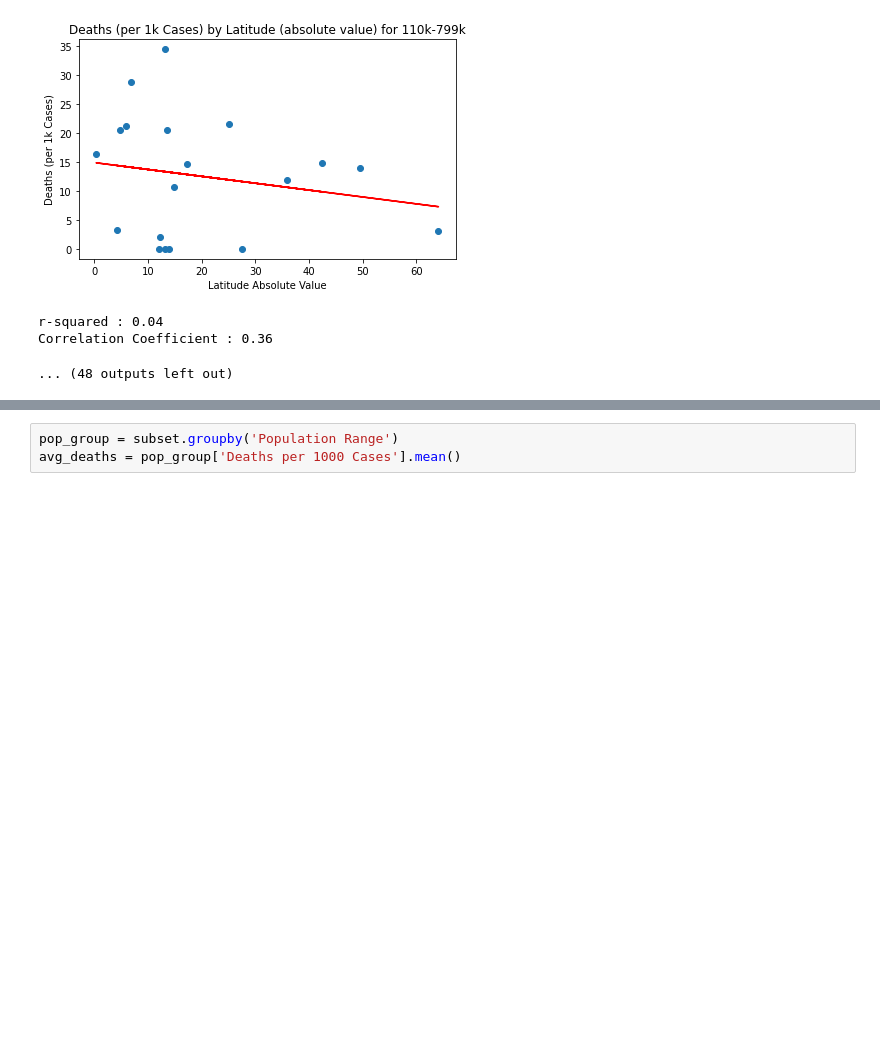
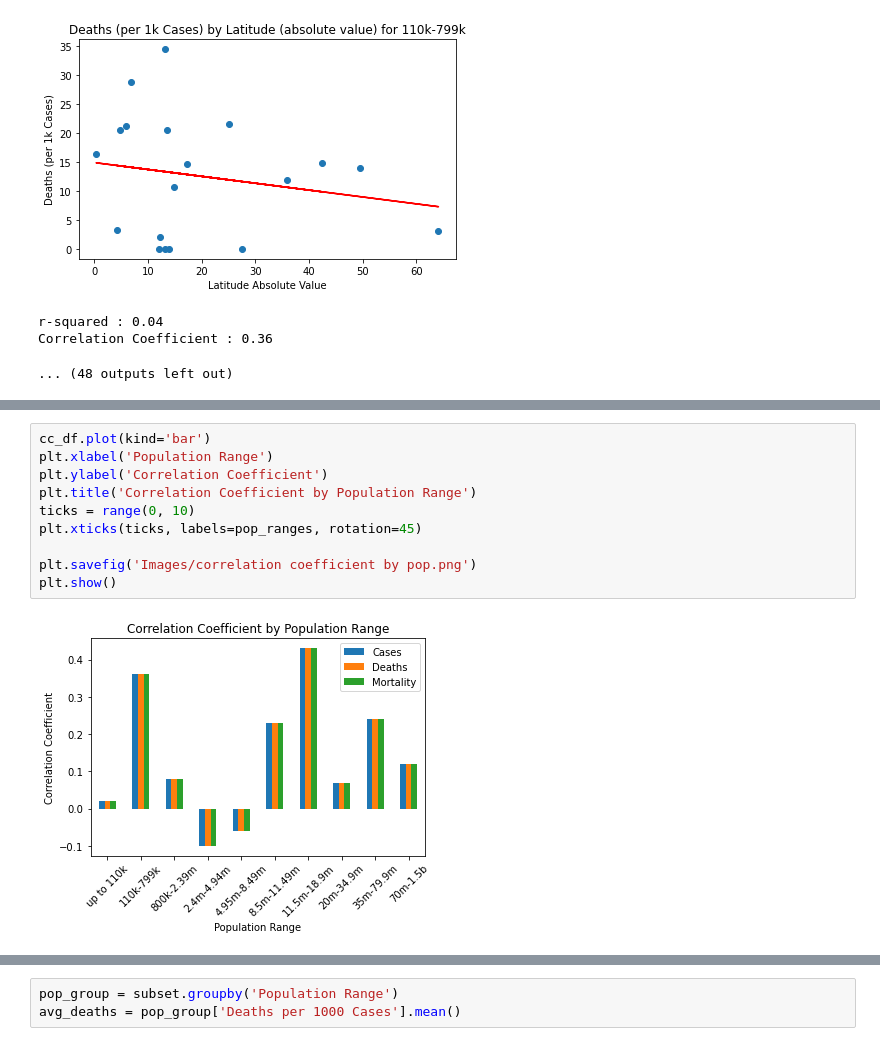
Before and after one commit to AustinRCole/COVID_Lat_GDP_analysis, a Jupyter notebook: Second Question Analysis.ipynb, the cells around one changed output, grey strips where cells are left out. Cells and saved outputs as stored; diff of their text form; blank space fills up the shorter version.

```diff
--- a/Second Question Analysis.ipynb
+++ b/Second Question Analysis.ipynb
@@ -205 +206,13 @@ cc_df
+# %%
+cc_df.plot(kind='bar')
+plt.xlabel('Population Range')
+plt.ylabel('Correlation Coefficient')
+plt.title('Correlation Coefficient by Population Range')
+ticks = range(0, 10)
+plt.xticks(ticks, labels=pop_ranges, rotation=45)
+
+plt.savefig('Images/correlation coefficient by pop.png')
+plt.show()
+# %% [output]
+[figure, added]
 # %%
```
Also changed, not shown: parts of 8 cells of this notebook, 3 other files.
